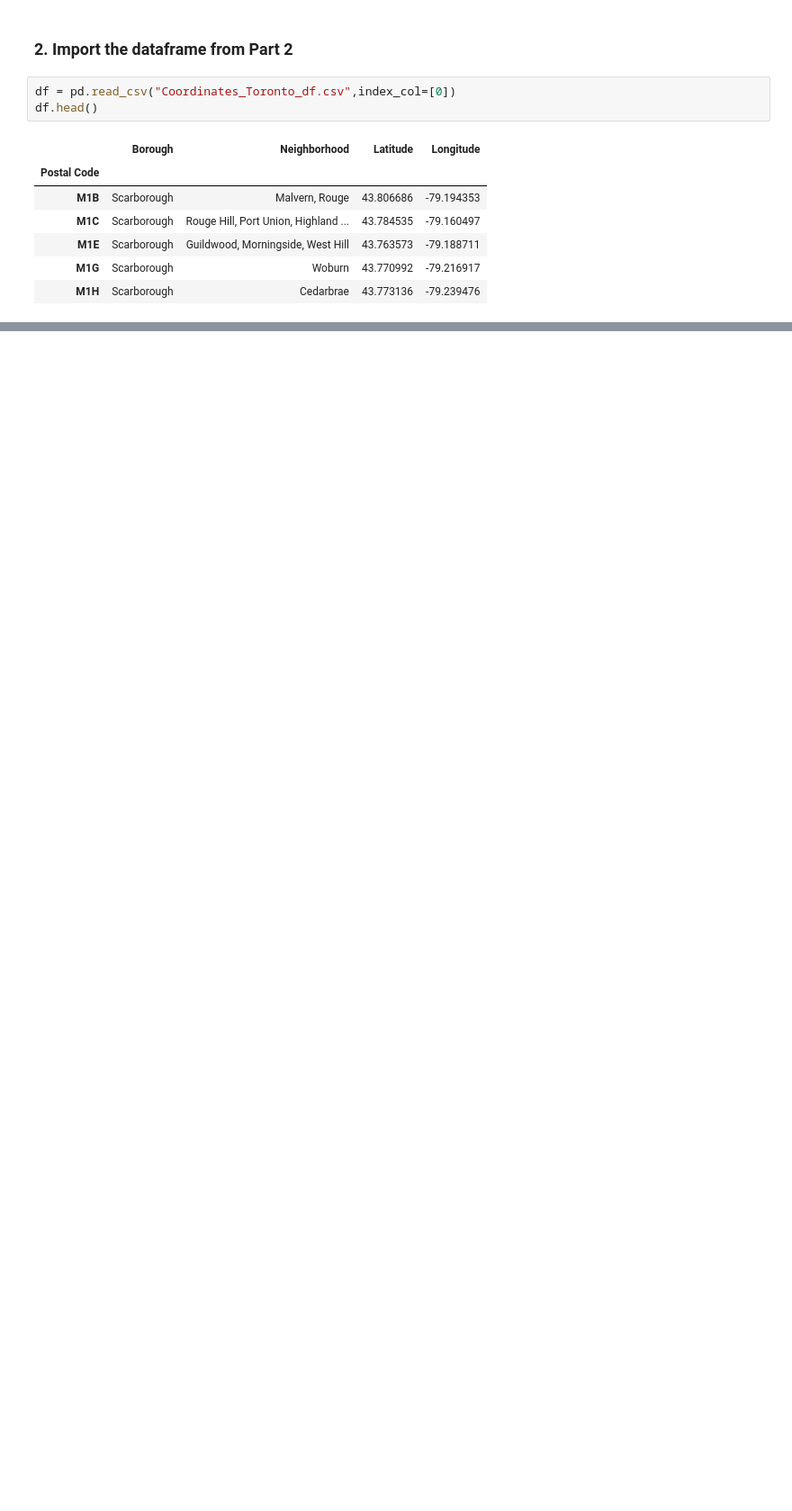
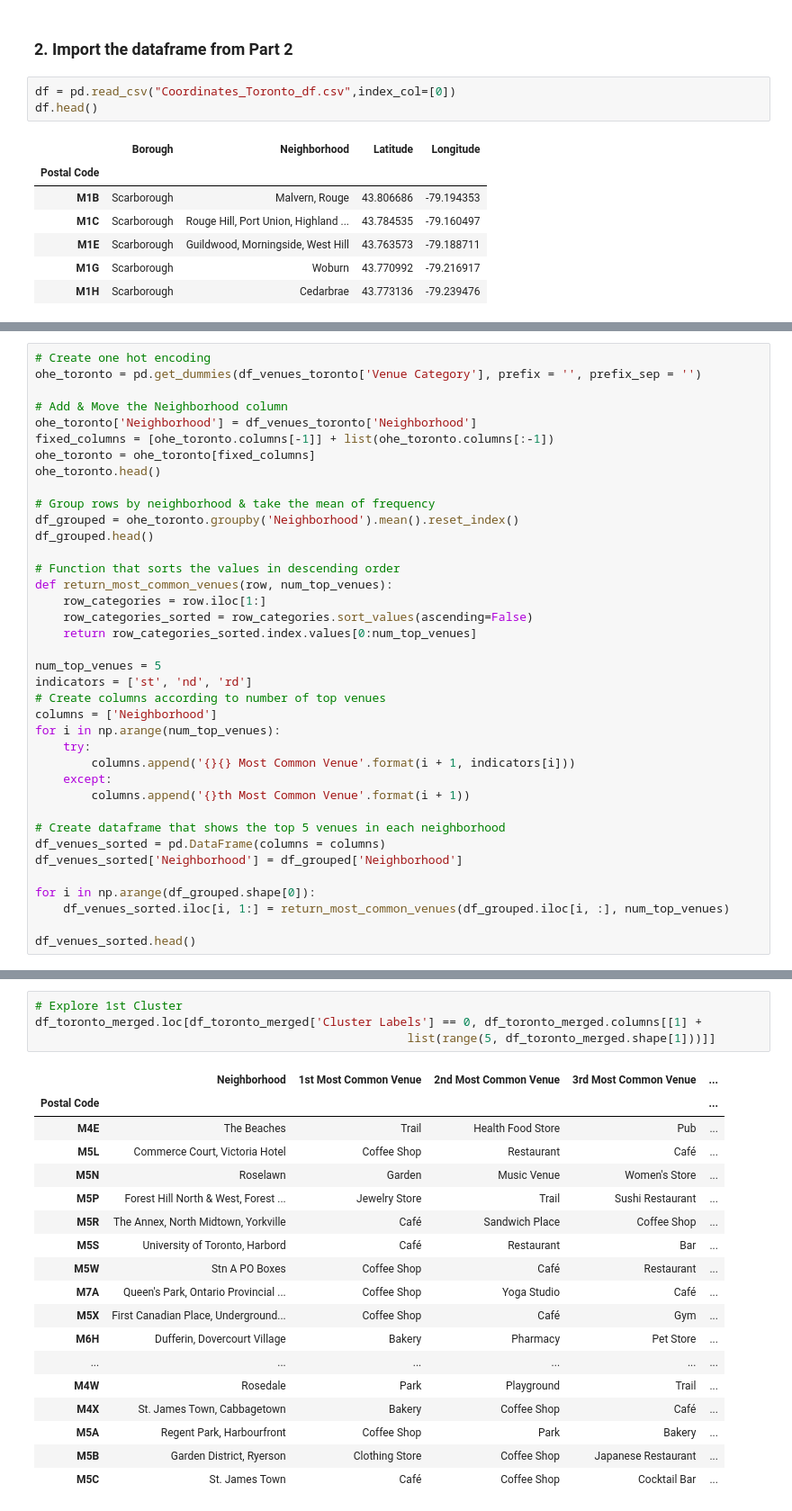
Before and after one commit to asarrazin/Coursera_Capstone, a Jupyter notebook: Week 3 - Part 3.ipynb, the cells around one changed output, grey strips where cells are left out. Shown at 90% size. Saved outputs shown, nothing was run; the diff lists cells and outputs as text; blank space fills up the shorter version.

```diff
--- a/Week 3 - Part 3.ipynb
+++ b/Week 3 - Part 3.ipynb
@@ -24,0 +146,38 @@ df.head()
+# %%
+# Create one hot encoding
+ohe_toronto = pd.get_dummies(df_venues_toronto['Venue Category'], prefix = '', prefix_sep = '')
+
+# Add & Move the Neighborhood column
+ohe_toronto['Neighborhood'] = df_venues_toronto['Neighborhood']
+fixed_columns = [ohe_toronto.columns[-1]] + list(ohe_toronto.columns[:-1])
+ohe_toronto = ohe_toronto[fixed_columns]
+ohe_toronto.head()
+
+# Group rows by neighborhood & take the mean of frequency
+df_grouped = ohe_toronto.groupby('Neighborhood').mean().reset_index()
+df_grouped.head()
+
+# Function that sorts the values in descending order
+def return_most_common_venues(row, num_top_venues):
+    row_categories = row.iloc[1:]
+    row_categories_sorted = row_categories.sort_values(ascending=False)
+    return row_categories_sorted.index.values[0:num_top_venues]
+
+num_top_venues = 5
+indicators = ['st', 'nd', 'rd']
+# Create columns according to number of top venues
+columns = ['Neighborhood']
+for i in np.arange(num_top_venues):
+    try:
+        columns.append('{}{} Most Common Venue'.format(i + 1, indicators[i]))
+    except:
+        columns.append('{}th Most Common Venue'.format(i + 1))
+
+# Create dataframe that shows the top 5 venues in each neighborhood
+df_venues_sorted = pd.DataFrame(columns = columns)
+df_venues_sorted['Neighborhood'] = df_grouped['Neighborhood']
+
+for i in np.arange(df_grouped.shape[0]):
+    df_venues_sorted.iloc[i, 1:] = return_most_common_venues(df_grouped.iloc[i, :], num_top_venues)
+
+df_venues_sorted.head()
@@ -24,0 +243,23 @@ df.head()
+# %%
+# Explore 1st Cluster
+df_toronto_merged.loc[df_toronto_merged['Cluster Labels'] == 0, df_toronto_merged.columns[[1] +
+                                                     list(range(5, df_toronto_merged.shape[1]))]]
+# %% [output]
+|  | Neighborhood | 1st Most Common Venue | 2nd Most Common Venue | 3rd Most Common Venue | ... |
+| Postal Code |  |  |  |  | ... |
+| M4E | The Beaches | Trail | Health Food Store | Pub | ... |
+| M5L | Commerce Court, Victoria Hotel | Coffee Shop | Restaurant | Café | ... |
+| M5N | Roselawn | Garden | Music Venue | Women's Store | ... |
+| M5P | Forest Hill North & West, Forest ... | Jewelry Store | Trail | Sushi Restaurant | ... |
+| M5R | The Annex, North Midtown, Yorkville | Café | Sandwich Place | Coffee Shop | ... |
+| M5S | University of Toronto, Harbord | Café | Restaurant | Bar | ... |
+| M5W | Stn A PO Boxes | Coffee Shop | Café | Restaurant | ... |
+| M7A | Queen's Park, Ontario Provincial ... | Coffee Shop | Yoga Studio | Café | ... |
+| M5X | First Canadian Place, Underground... | Coffee Shop | Café | Gym | ... |
+| M6H | Dufferin, Dovercourt Village | Bakery | Pharmacy | Pet Store | ... |
+| ... | ... | ... | ... | ... | ... |
+| M4W | Rosedale | Park | Playground | Trail | ... |
+| M4X | St. James Town, Cabbagetown | Bakery | Coffee Shop | Café | ... |
+| M5A | Regent Park, Harbourfront | Coffee Shop | Park | Bakery | ... |
+| M5B | Garden District, Ryerson | Clothing Store | Coffee Shop | Japanese Restaurant | ... |
+| M5C | St. James Town | Café | Coffee Shop | Cocktail Bar | ... |
```
Also changed, not shown: parts of 16 cells of this notebook.
